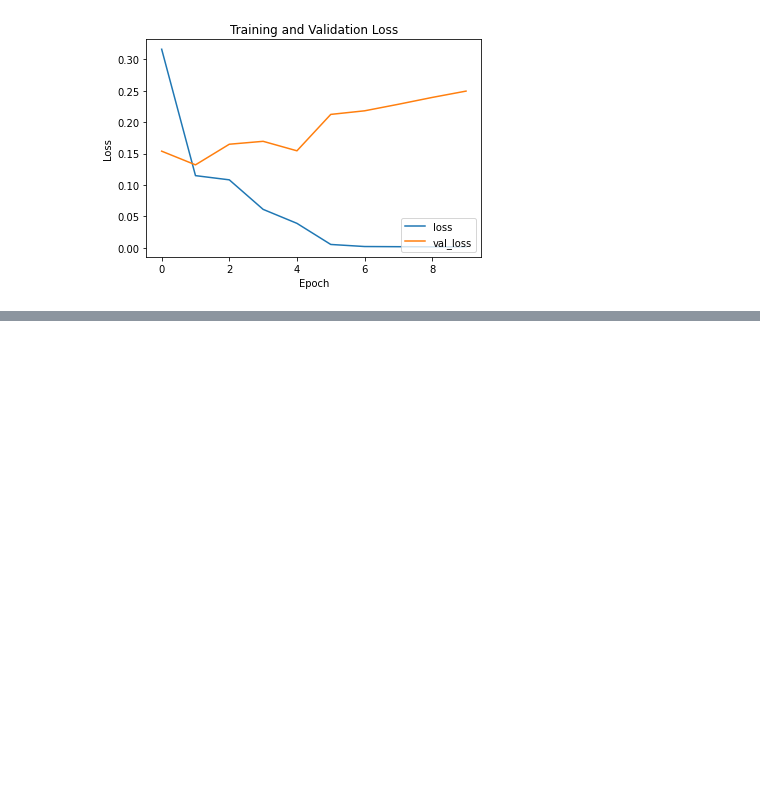
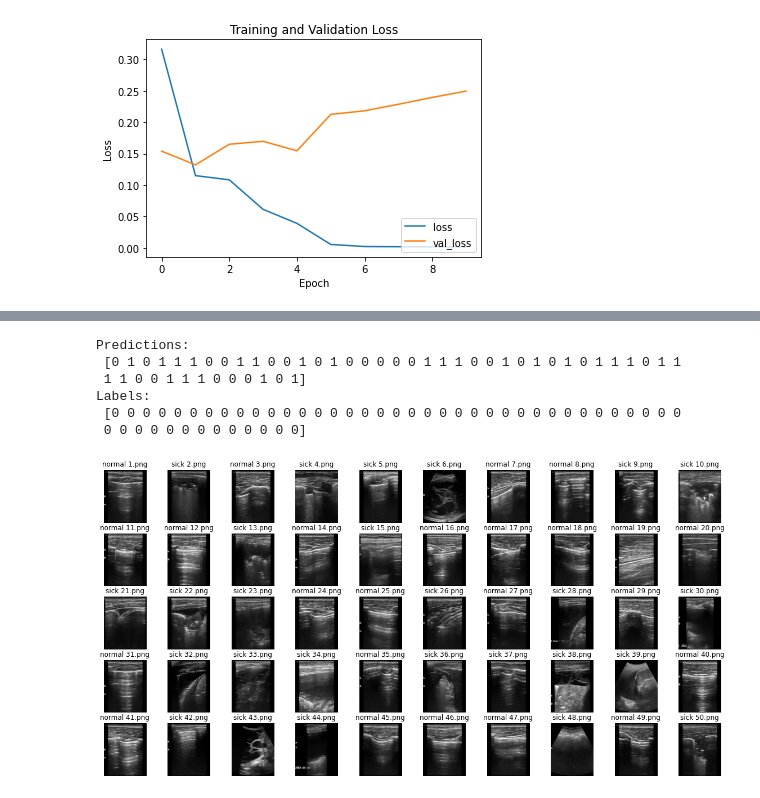
Before and after one commit to brendaFlavia/DeepLearningAssignment, a Jupyter notebook: LungOpacity.ipynb, the cells around one changed output, grey strips where cells are left out. Drawn from its saved outputs; the diff is of its cells as text; code cells hidden in the pictures; blank space fills up the shorter version.

```diff
--- a/LungOpacity.ipynb
+++ b/LungOpacity.ipynb
@@ -412,0 +432,8 @@ Text(0.5, 1.0, 'Training and Validation Loss')
+# %%
+#complie model
+
+model.compile(optimizer='adam',
+              loss=tf.keras.losses.SparseCategoricalCrossentropy(from_logits=True),
+              metrics=['accuracy'])
+
+model.summary()
@@ -412,0 +458,11 @@ Text(0.5, 1.0, 'Training and Validation Loss')
+# %%
+#test model
+
+#fit the model
+
+epochs = 25
+history_t = model.fit(
+  train_ds,
+  validation_data=val_ds,
+  epochs=epochs
+)
@@ -412,0 +487,25 @@ Text(0.5, 1.0, 'Training and Validation Loss')
+# %%
+image_batch, label_batch = test_ds.as_numpy_iterator().next()
+predictions = model.predict_on_batch(image_batch)
+
+# Apply a sigmoid since our model returns logits
+predictions = tf.math.argmax(predictions,1)
+#predictions = tf.where(predictions < 0.5, 0, 1)
+
+print('Predictions:\n', predictions.numpy())
+print('Labels:\n', label_batch)
+
+plt.figure(figsize=(20, 10))
+for i in range(50):
+  ax = plt.subplot(5, 10, i + 1)
+  plt.imshow(image_batch[i].astype("uint8"))
+  plt.title(class_names[predictions[i]]+ ' '+ str(i+1)+'.png')
+  plt.axis("off")
+# %% [output]
+Predictions:
+ [0 1 0 1 1 1 0 0 1 1 0 0 1 0 1 0 0 0 0 0 1 1 1 0 0 1 0 1 0 1 0 1 1 1 0 1 1
+ 1 1 0 0 1 1 1 0 0 0 1 0 1]
+Labels:
+ [0 0 0 0 0 0 0 0 0 0 0 0 0 0 0 0 0 0 0 0 0 0 0 0 0 0 0 0 0 0 0 0 0 0 0 0 0
+ 0 0 0 0 0 0 0 0 0 0 0 0 0]
+[figure, added]
```
Also changed, not shown: parts of 5 cells of this notebook.
